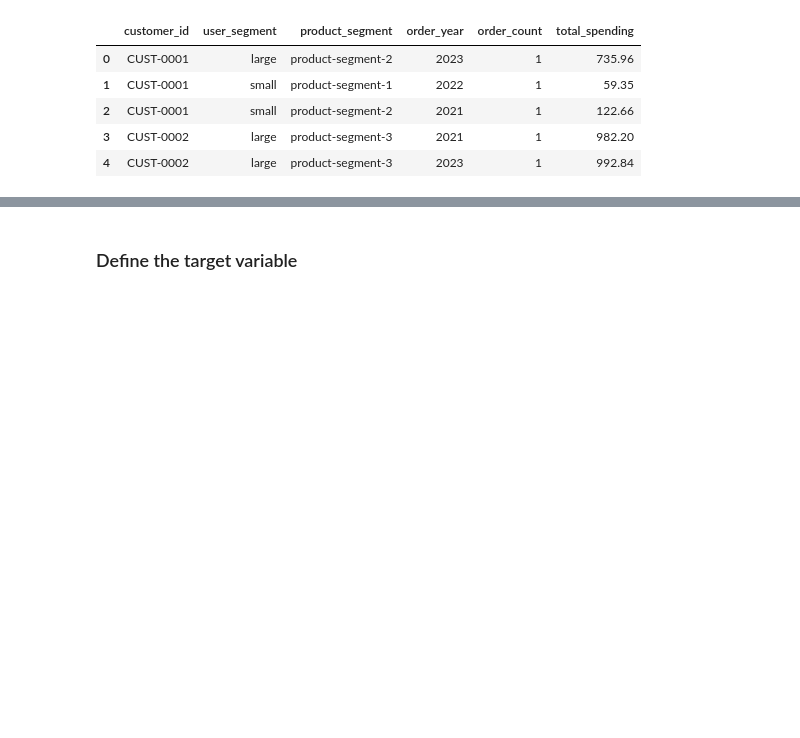
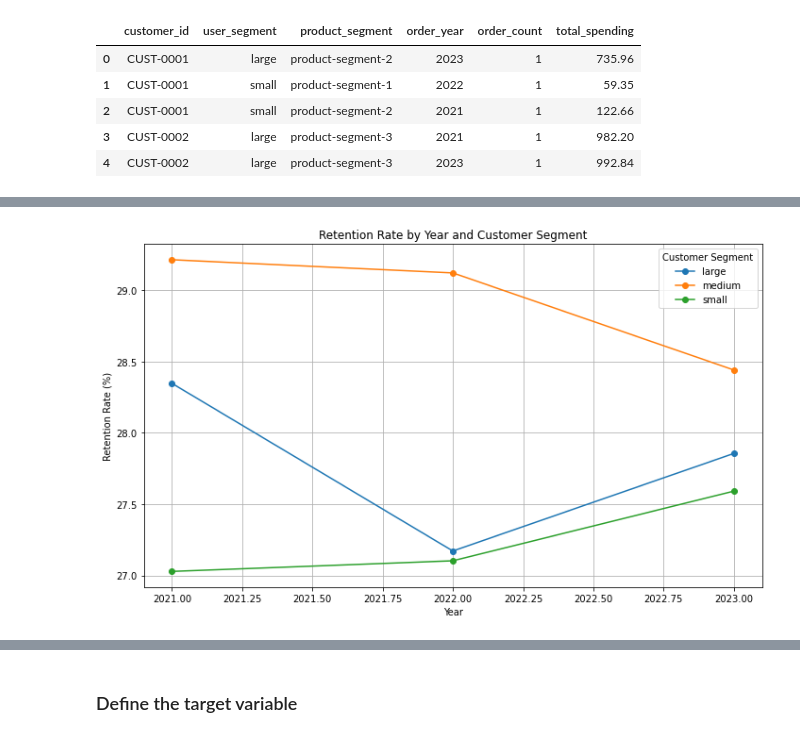
Before and after one commit to giobale/Returning-Customers-Analysis, a Jupyter notebook: get-insights.ipynb, the cells around one changed output, grey strips where cells are left out. Saved outputs shown, nothing was run; the diff lists cells and outputs as text; code cells hidden in the pictures; blank space fills up the shorter version.

```diff
--- a/get-insights.ipynb
+++ b/get-insights.ipynb
@@ -51,0 +149,18 @@ grouped_df.head()
+# %%
+retention_per_segment_df = calculate_retention_per_segment(grouped_df, user_segments, years)
+
+plt.figure(figsize=(10, 6))
+
+for segment in user_segments:
+    segment_data = retention_per_segment_df[retention_per_segment_df['user_segment'] == segment]
+    plt.plot(segment_data['year'], segment_data['retention_rate'], marker='o', label=segment)
+
+plt.title('Retention Rate by Year and Customer Segment')
+plt.xlabel('Year')
+plt.ylabel('Retention Rate (%)')
+plt.legend(title='Customer Segment')
+plt.grid(True)
+plt.tight_layout()
+plt.show()
+# %% [output]
+[figure, added]
```
Also changed, not shown: parts of 7 cells of this notebook.
